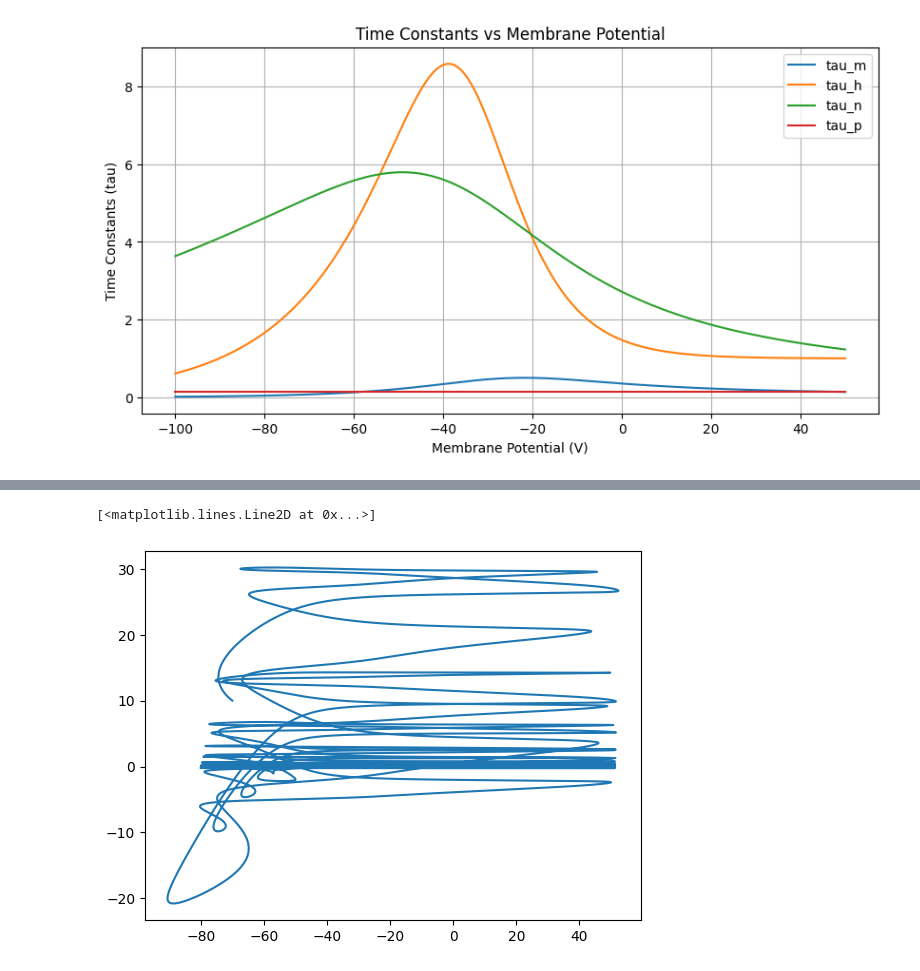
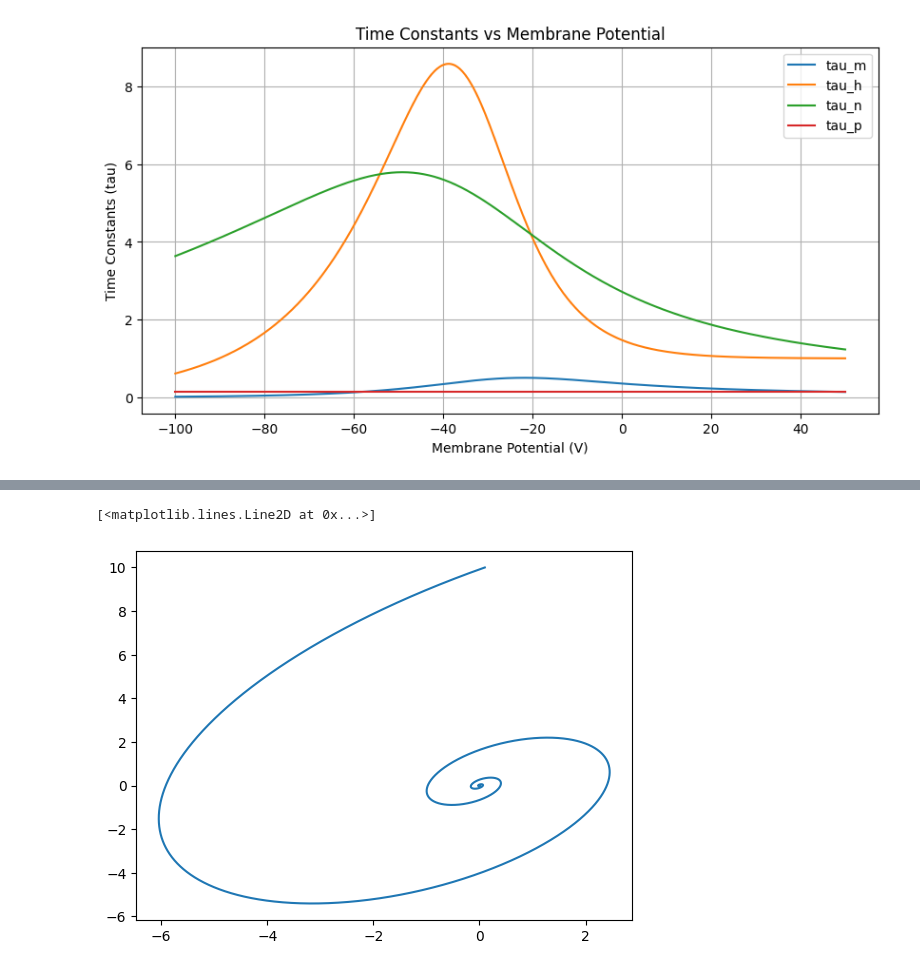
Before and after one commit to JoshSchreibeis/Comp_neuro_proj3, a Jupyter notebook: Comp_neuro_proj3.ipynb, the cells around one changed output, grey strips where cells are left out. Saved outputs shown, nothing was run; the diff lists cells and outputs as text; code cells hidden in the pictures.

```diff
--- a/Comp_neuro_proj3.ipynb
+++ b/Comp_neuro_proj3.ipynb
@@ -134,7 +134,7 @@ def simulator_HH():
 
     I = np.zeros(len(t))
 
-    I = -2.51
+    I = 2.51
 
     V[0] = -70
     for j in range(len(t)-1):
@@ -390,0 +340,27 @@ ValueError: x and y must have same first dimension, but have shapes (10000,) and
+# %%
+def calculate_firing_rate(V, threshold=20):
+
+    spikes = np.where((V[:-1] < threshold) & (V[1:] >= threshold))[0]
+
+
+    spike_times = spikes
+
+
+    firing_rate = len(spikes) / (spike_times[-1] if len(spike_times) > 0 else 1)  # spikes per ms
+
+    return firing_rate, spike_times
+
+
+firing_rate, spike_times = calculate_firing_rate(V)
+
+
+plt.figure(figsize=(12, 6))
+plt.plot(V, label="Membrane Potential (V)", color='orange')
+plt.scatter(spike_times, V[spike_times.astype(int)], color='red', label="Spikes")
+plt.axhline(y=20, color='gray', linestyle='--', label="Threshold (-50mV)")
+plt.xlabel("Time (ms)")
+plt.ylabel("Membrane Potential (mV)")
+plt.legend()
+plt.title(f"Firing Rate: {firing_rate:.2f} spikes/ms")
+plt.show()
+print(firing_rate)
@@ -396,5 +507,5 @@ plt.plot(E,I_pop)
 # %%
-plt.plot(V,E)
+plt.plot(E,I_pop)
 # %% [output]
 [<matplotlib.lines.Line2D at 0x...>]
-[figure, old version]
+[figure, new version]
```
Also changed, not shown: parts of 10 cells of this notebook.
